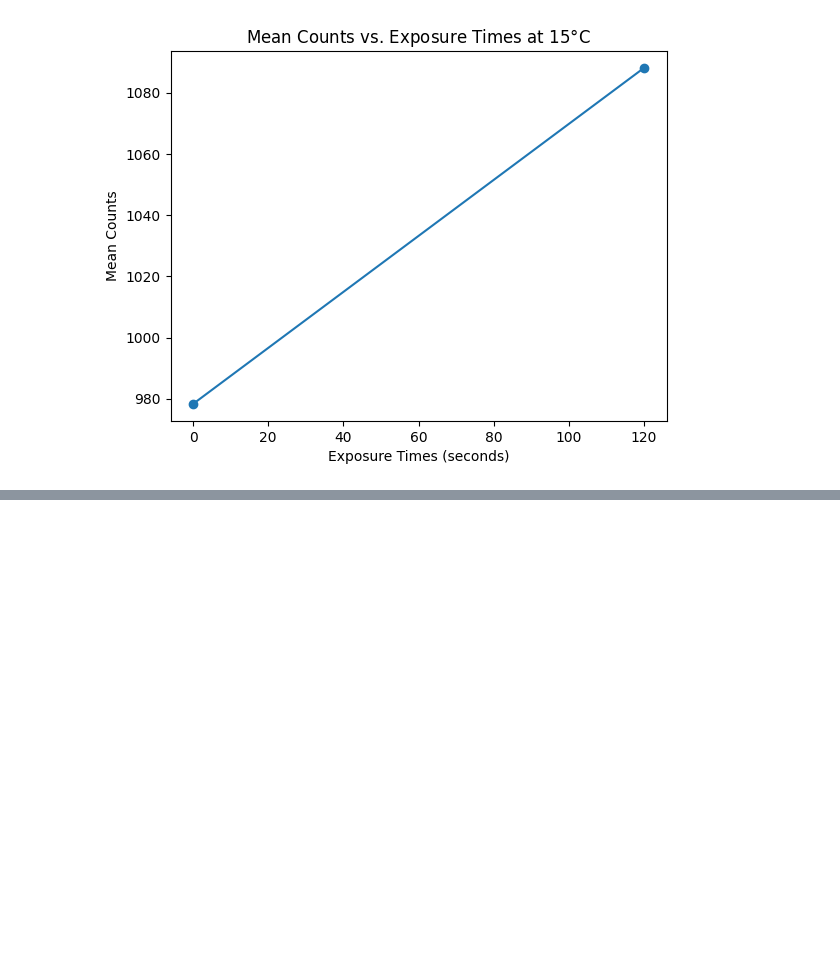
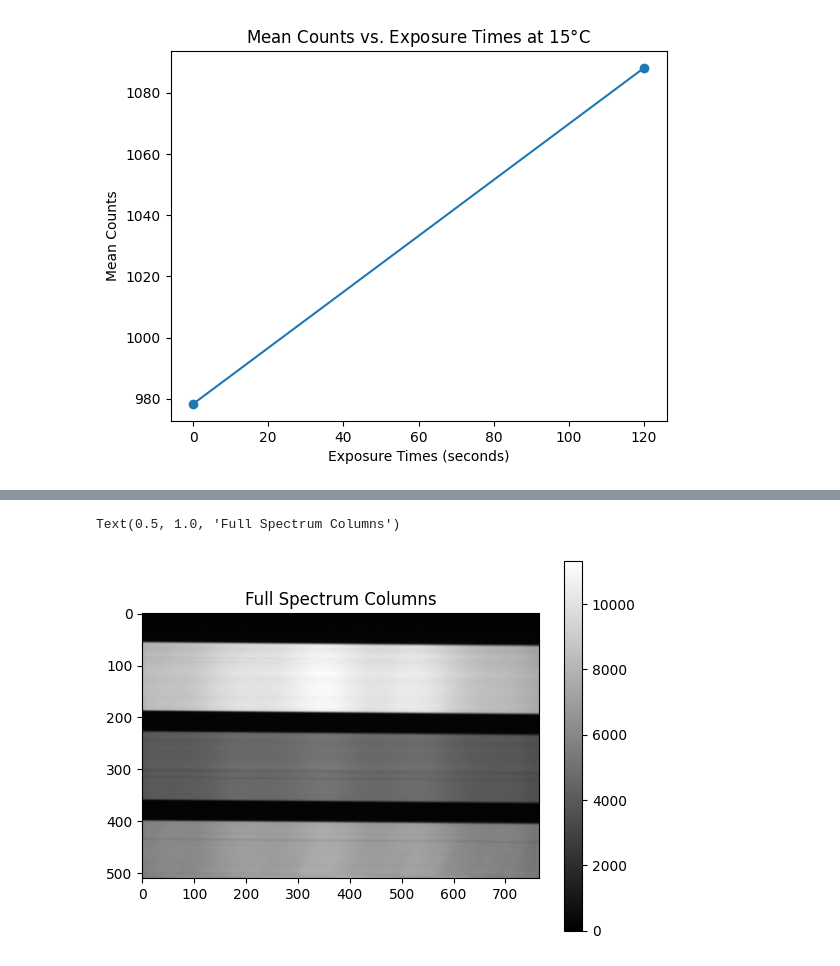
Before and after one commit to Efrain1013/AST_443, a Jupyter notebook: ryan_stuff/ryan_full_report.ipynb, the cells around one changed output, grey strips where cells are left out. Saved outputs shown, nothing was run; the diff lists cells and outputs as text; code cells hidden in the pictures; blank space fills up the shorter version.

```diff
--- a/ryan_stuff/ryan_full_report.ipynb
+++ b/ryan_stuff/ryan_full_report.ipynb
@@ -529,0 +584,14 @@ The dark current at -15 degrees C is 1.8304 +/- 0.7025 e/p/s
+# %%
+from astropy.io import fits
+import matplotlib.pyplot as plt
+import numpy as np
+
+spectra_image = fits.open('../Lab_1/images/lab1_3_4_8.00000009.FIT')
+
+data = spectra_image[0].data
+plt.imshow(data,cmap='gray')
+plt.colorbar()
+plt.title('Full Spectrum Columns')
+# %% [output]
+Text(0.5, 1.0, 'Full Spectrum Columns')
+[figure, added]
```
Also changed, not shown: parts of 25 cells of this notebook.
